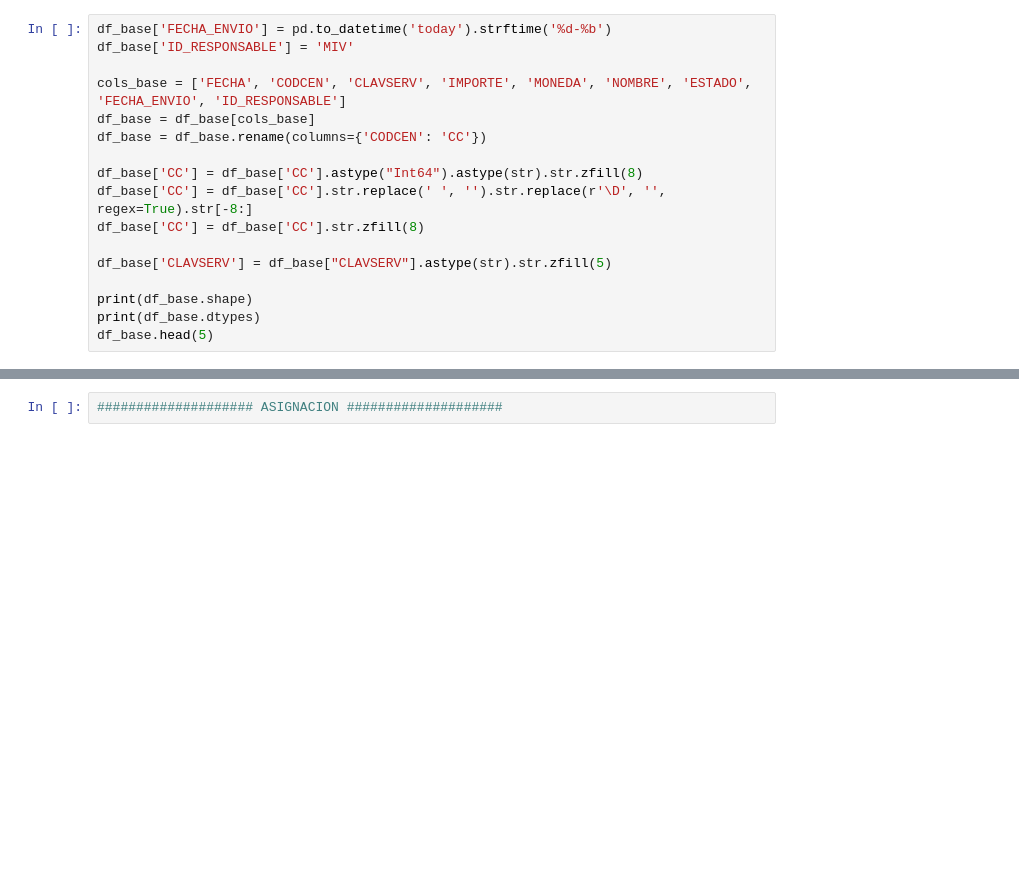
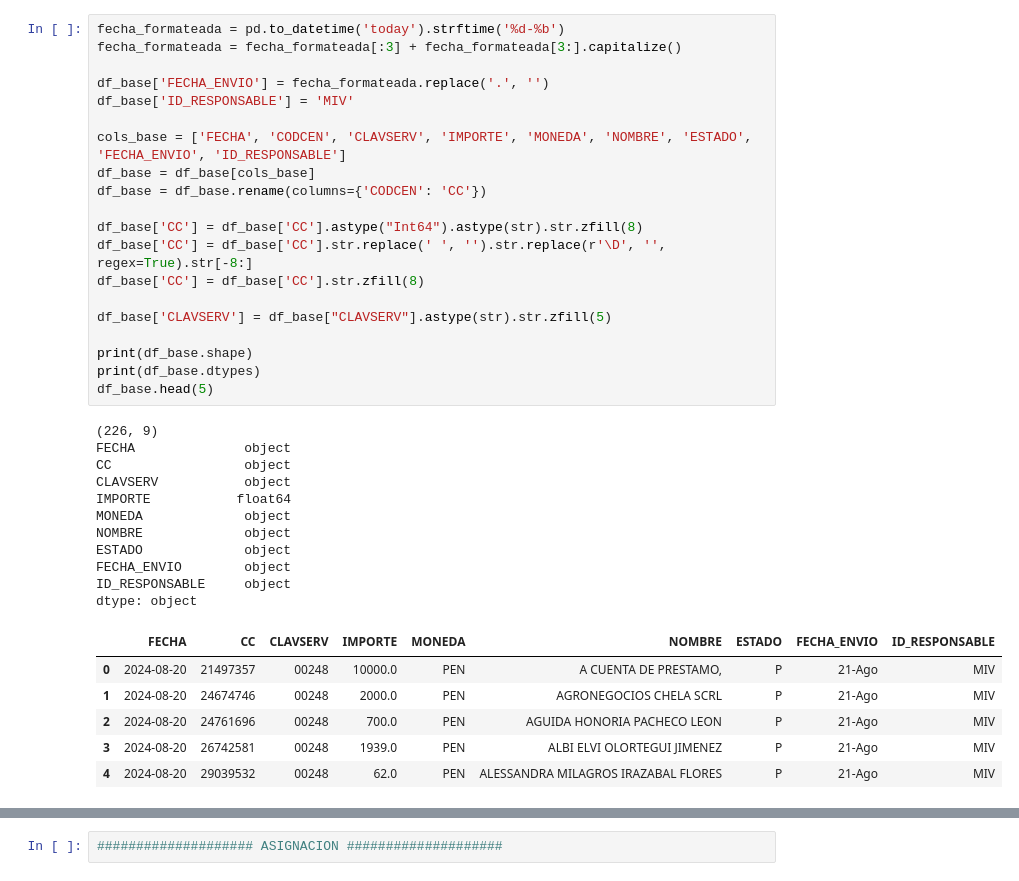
Before and after one commit to iriarteMirko/base-pagos, a Jupyter notebook: main.ipynb, the cells around one changed output, grey strips where cells are left out. Drawn from its saved outputs; the diff is of its cells as text; blank space fills up the shorter version.

```diff
--- a/main.ipynb
+++ b/main.ipynb
@@ -26,19 +106,40 @@ df_base.head(5)
 # %%
-df_base['FECHA_ENVIO'] = pd.to_datetime('today').strftime('%d-%b')
+fecha_formateada = pd.to_datetime('today').strftime('%d-%b')
+fecha_formateada = fecha_formateada[:3] + fecha_formateada[3:].capitalize()
+
+df_base['FECHA_ENVIO'] = fecha_formateada.replace('.', '')
 df_base['ID_RESPONSABLE'] = 'MIV'
 
 cols_base = ['FECHA', 'CODCEN', 'CLAVSERV', 'IMPORTE', 'MONEDA', 'NOMBRE', 'ESTADO', 'FECHA_ENVIO', 'ID_RESPONSABLE']
 df_base = df_base[cols_base]
 df_base = df_base.rename(columns={'CODCEN': 'CC'})
 
 df_base['CC'] = df_base['CC'].astype("Int64").astype(str).str.zfill(8)
 df_base['CC'] = df_base['CC'].str.replace(' ', '').str.replace(r'\D', '', regex=True).str[-8:]
 df_base['CC'] = df_base['CC'].str.zfill(8)
 
 df_base['CLAVSERV'] = df_base["CLAVSERV"].astype(str).str.zfill(5)
 
 print(df_base.shape)
 print(df_base.dtypes)
 df_base.head(5)
+# %% [output]
+(226, 9)
+FECHA              object
+CC                 object
+CLAVSERV           object
+IMPORTE           float64
+MONEDA             object
+NOMBRE             object
+ESTADO             object
+FECHA_ENVIO        object
+ID_RESPONSABLE     object
+dtype: object
+|  | FECHA | CC | CLAVSERV | IMPORTE | MONEDA | NOMBRE | ESTADO | FECHA_ENVIO | ID_RESPONSABLE |
+| 0 | 2024-08-20 | 21497357 | 00248 | 10000.0 | PEN | A CUENTA DE PRESTAMO, | P | 21-Ago | MIV |
+| 1 | 2024-08-20 | 24674746 | 00248 | 2000.0 | PEN | AGRONEGOCIOS CHELA SCRL | P | 21-Ago | MIV |
+| 2 | 2024-08-20 | 24761696 | 00248 | 700.0 | PEN | AGUIDA HONORIA PACHECO LEON | P | 21-Ago | MIV |
+| 3 | 2024-08-20 | 26742581 | 00248 | 1939.0 | PEN | ALBI ELVI OLORTEGUI JIMENEZ | P | 21-Ago | MIV |
+| 4 | 2024-08-20 | 29039532 | 00248 | 62.0 | PEN | ALESSANDRA MILAGROS IRAZABAL FLORES | P | 21-Ago | MIV |
 # %%
 df_base.isnull().sum()
```
Also changed, not shown: parts of 28 cells of this notebook.
